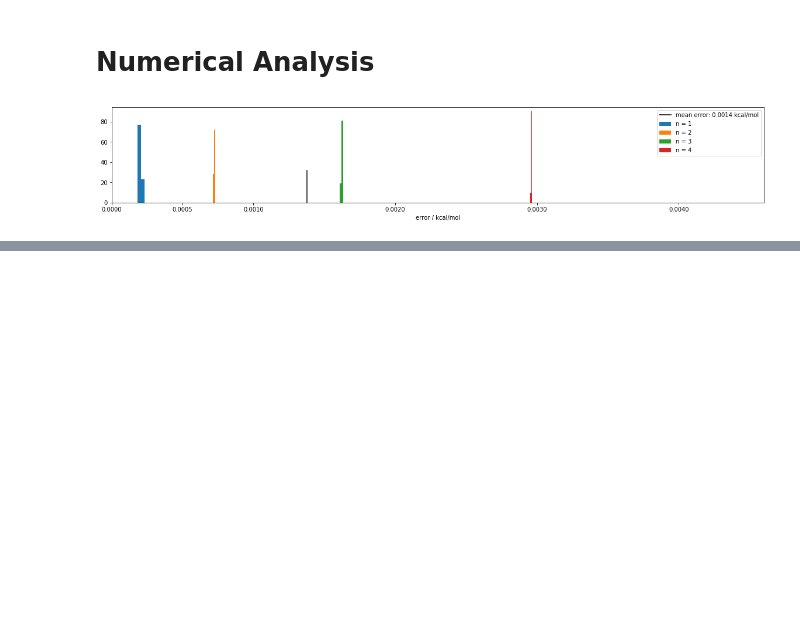
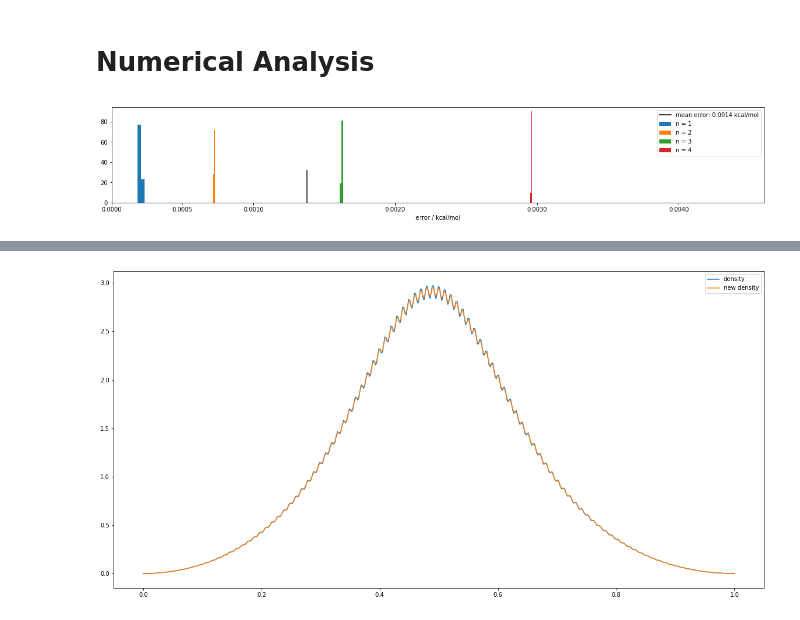
Before and after one commit to danlukic/QuantumFlow, a Jupyter notebook: notebooks/1c_analyze_dataset.ipynb, the cells around one changed output, grey strips where cells are left out. Saved outputs shown, nothing was run; the diff lists cells and outputs as text; code cells hidden in the pictures; blank space fills up the shorter version.

```diff
--- a/notebooks/1c_analyze_dataset.ipynb
+++ b/notebooks/1c_analyze_dataset.ipynb
@@ -311,0 +409,13 @@ plt.show()
+# %%
+functional_derivative = potential + functional_derivative_lower_bound
+new_density = density*np.exp(-0.000004*functional_derivative)
+# normalise, voila!
+
+plt.figure(figsize=(20, 10), dpi=dpi)
+plt.plot(x, density[0], label="density")
+plt.plot(x, new_density[0], label="new density")
+#plt.plot(x, -0.01*functional_derivative[0], label="functional_derivative")
+plt.legend()
+plt.show()
+# %% [output]
+[figure, added]
```
Also changed, not shown: parts of 7 cells of this notebook, 6 other files.
